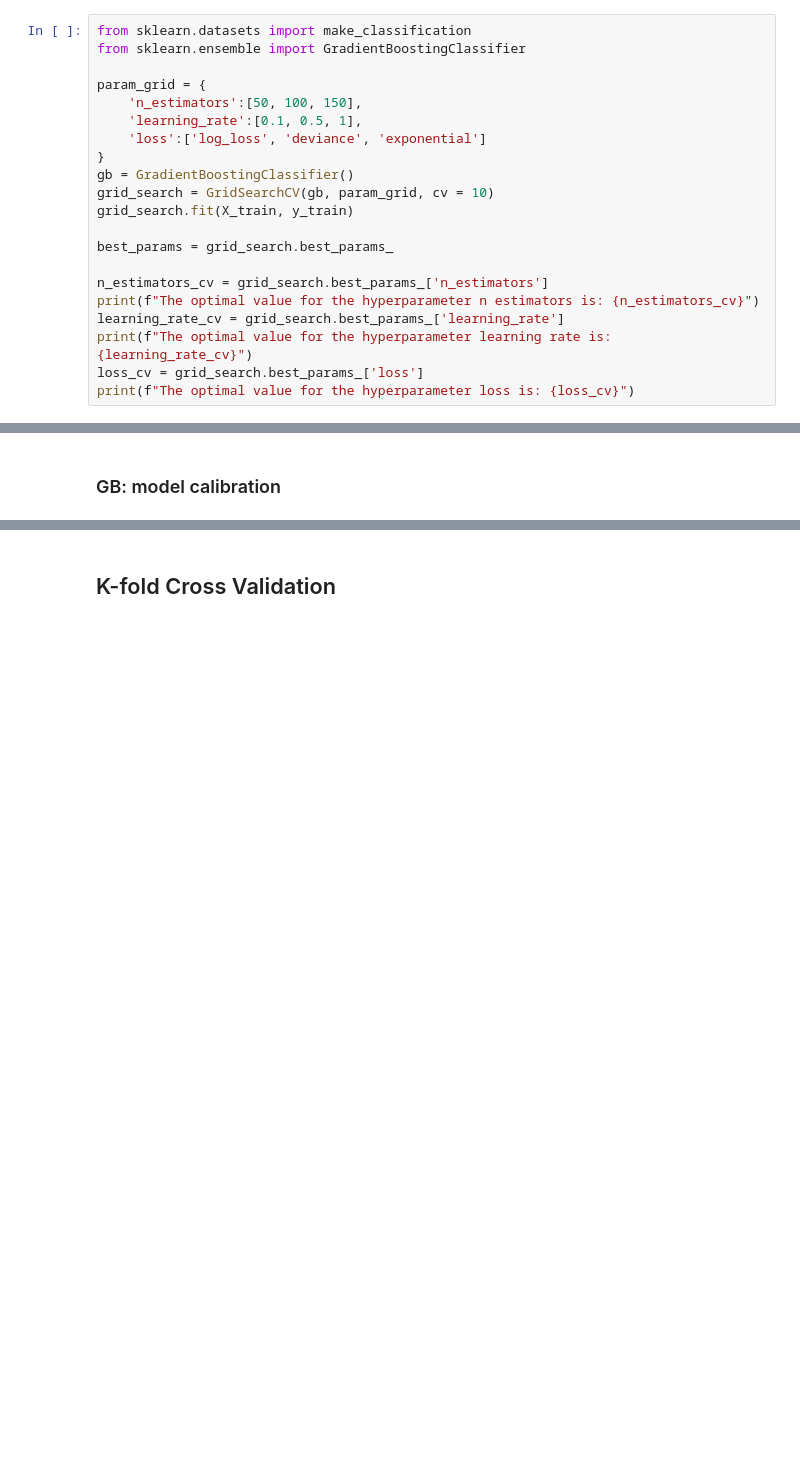
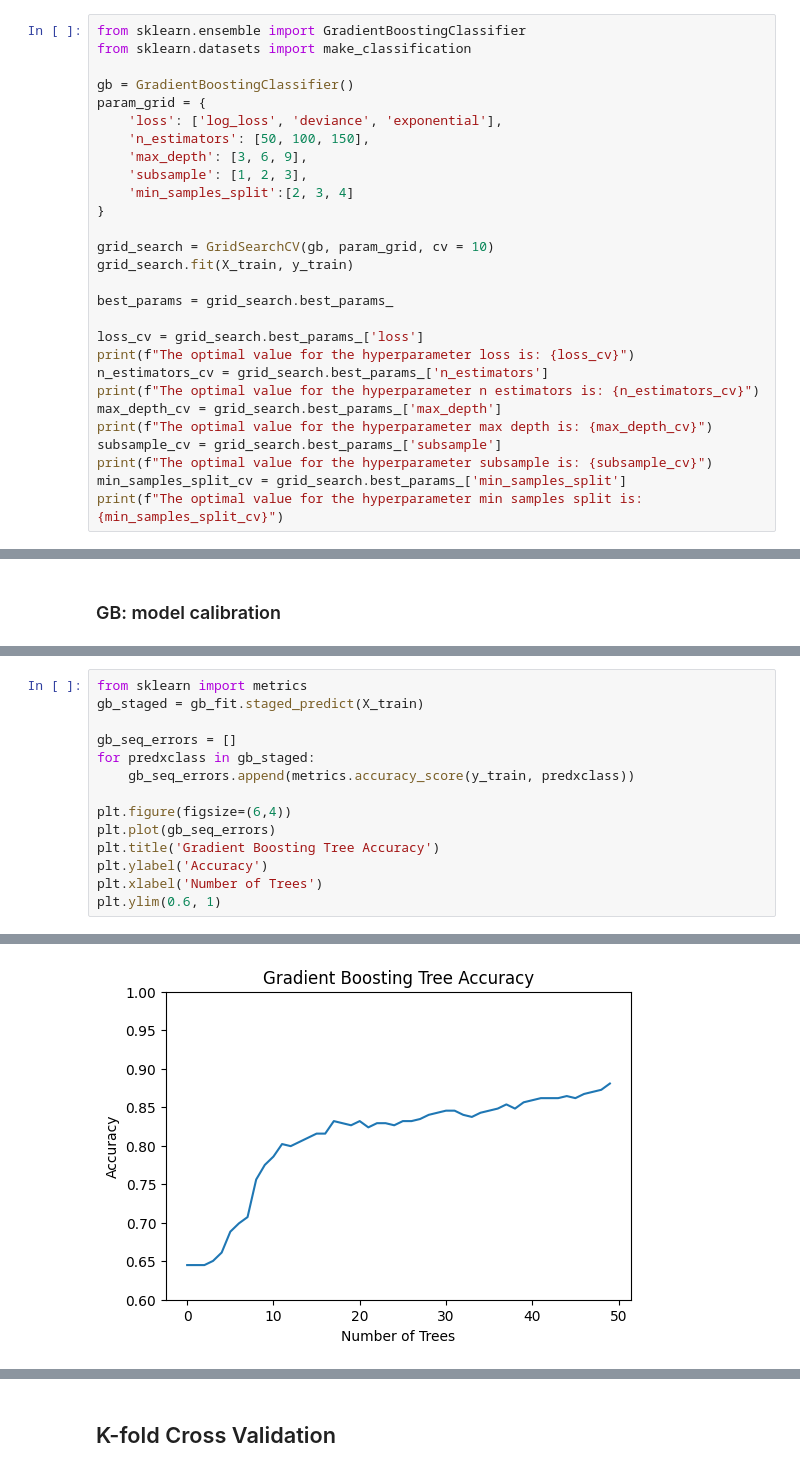
Before and after one commit to gabpedroni/SAheart-dataset-classification, a Jupyter notebook: projet1_Pedroni_Turchi.ipynb, the cells around one changed output, grey strips where cells are left out. Drawn from its saved outputs; the diff is of its cells as text; blank space fills up the shorter version.

```diff
--- a/projet1_Pedroni_Turchi.ipynb
+++ b/projet1_Pedroni_Turchi.ipynb
@@ -691,24 +706,31 @@ plt.ylim(0, 1)
 # %% [markdown]
 ### GB: parameters estimation
 # %%
+from sklearn.ensemble import GradientBoostingClassifier
 from sklearn.datasets import make_classification
-from sklearn.ensemble import GradientBoostingClassifier
 
+gb = GradientBoostingClassifier()
 param_grid = {
-    'n_estimators':[50, 100, 150],
-    'learning_rate':[0.1, 0.5, 1],
-    'loss':['log_loss', 'deviance', 'exponential']
+    'loss': ['log_loss', 'deviance', 'exponential'],
+    'n_estimators': [50, 100, 150],
+    'max_depth': [3, 6, 9],
+    'subsample': [1, 2, 3],
+    'min_samples_split':[2, 3, 4]
 }
-gb = GradientBoostingClassifier()
+
 grid_search = GridSearchCV(gb, param_grid, cv = 10)
 grid_search.fit(X_train, y_train)
 
 best_params = grid_search.best_params_
 
+loss_cv = grid_search.best_params_['loss']
+print(f"The optimal value for the hyperparameter loss is: {loss_cv}")
 n_estimators_cv = grid_search.best_params_['n_estimators']
 print(f"The optimal value for the hyperparameter n estimators is: {n_estimators_cv}")
-learning_rate_cv = grid_search.best_params_['learning_rate']
-print(f"The optimal value for the hyperparameter learning rate is: {learning_rate_cv}")
-loss_cv = grid_search.best_params_['loss']
-print(f"The optimal value for the hyperparameter loss is: {loss_cv}")
+max_depth_cv = grid_search.best_params_['max_depth']
+print(f"The optimal value for the hyperparameter max depth is: {max_depth_cv}")
+subsample_cv = grid_search.best_params_['subsample']
+print(f"The optimal value for the hyperparameter subsample is: {subsample_cv}")
+min_samples_split_cv = grid_search.best_params_['min_samples_split']
+print(f"The optimal value for the hyperparameter min samples split is: {min_samples_split_cv}")
 # %% [output]
@@ -754,0 +815,15 @@ gb_fit = gb.fit(X_train, y_train)
+# %%
+from sklearn import metrics
+gb_staged = gb_fit.staged_predict(X_train)
+
+gb_seq_errors = []
+for predxclass in gb_staged:
+    gb_seq_errors.append(metrics.accuracy_score(y_train, predxclass))
+
+plt.figure(figsize=(6,4))
+plt.plot(gb_seq_errors)
+plt.title('Gradient Boosting Tree Accuracy')
+plt.ylabel('Accuracy')
+plt.xlabel('Number of Trees')
+plt.ylim(0.6, 1)
+# %% [output]
@@ -754,0 +831 @@ gb_fit = gb.fit(X_train, y_train)
+[figure, added]
```
Also changed, not shown: parts of 43 cells of this notebook.
